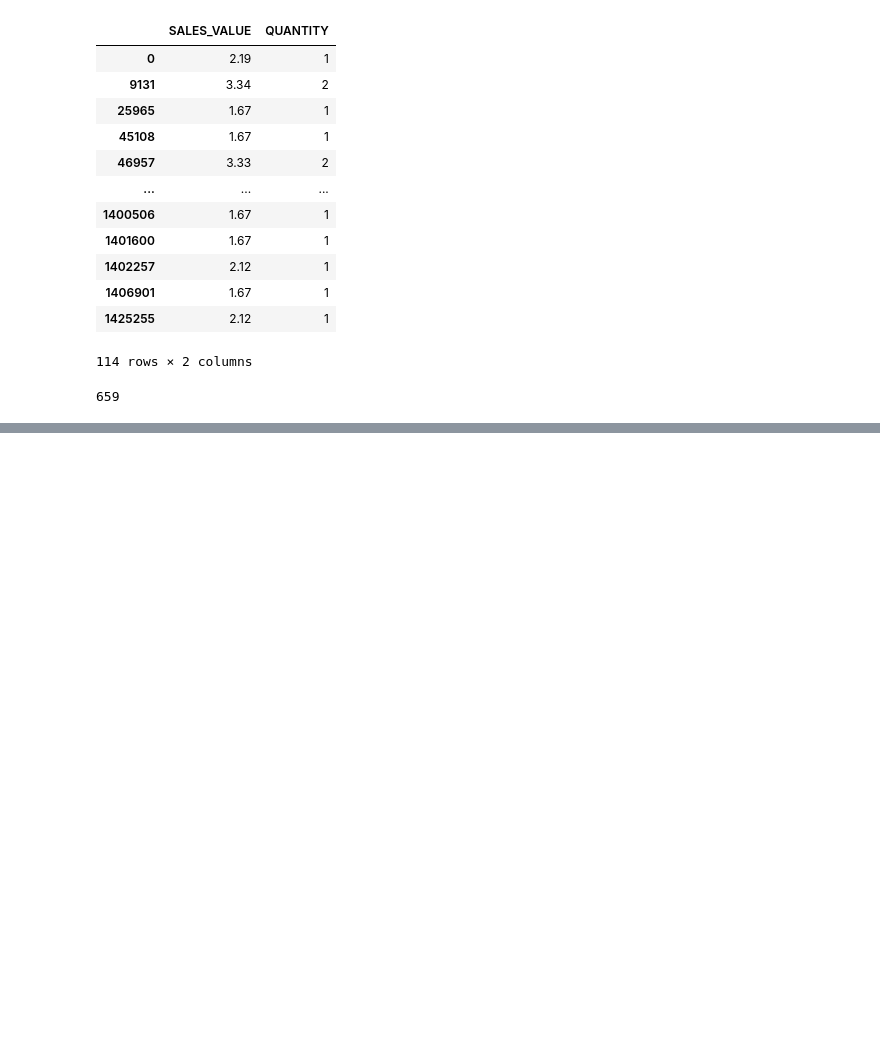
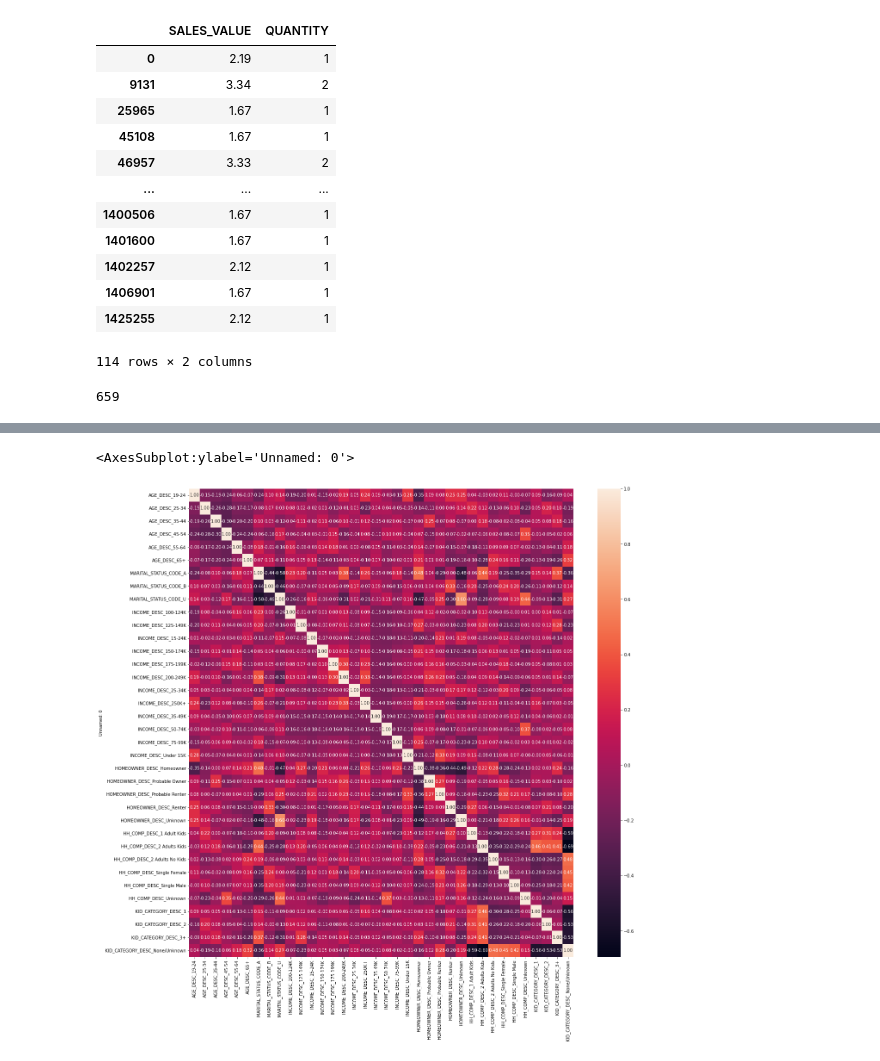
Before and after one commit to s21dlemanskiy/R_Lemanskiy_Konstantin, a Jupyter notebook: final_task/Untitled.ipynb, the cells around one changed output, grey strips where cells are left out. Drawn from its saved outputs; the diff is of its cells as text; code cells hidden in the pictures; blank space fills up the shorter version.

```diff
--- a/final_task/Untitled.ipynb
+++ b/final_task/Untitled.ipynb
@@ -40,3 +40,7 @@ campaign_desc = pd.read_csv("./../data/campaign_desc.csv")
 campaign_desc["START_DAY"].max()
 # %% [output]
 659
+# %%
+df = pd.read_csv("./data.csv")
+# %%
+df.set_index("Unnamed: 0", inplace=True)
@@ -42,0 +69,8 @@ campaign_desc["START_DAY"].max()
+# %%
+import seaborn as sns
+import matplotlib.pyplot as plt
+f,ax = plt.subplots(figsize=(20, 20))
+sns.heatmap(df, annot = True, fmt= '.2f')
+# %% [output]
+<AxesSubplot:ylabel='Unnamed: 0'>
+[figure, added]
```
Also changed, not shown: parts of 1 cell of this notebook, 3 other files.
